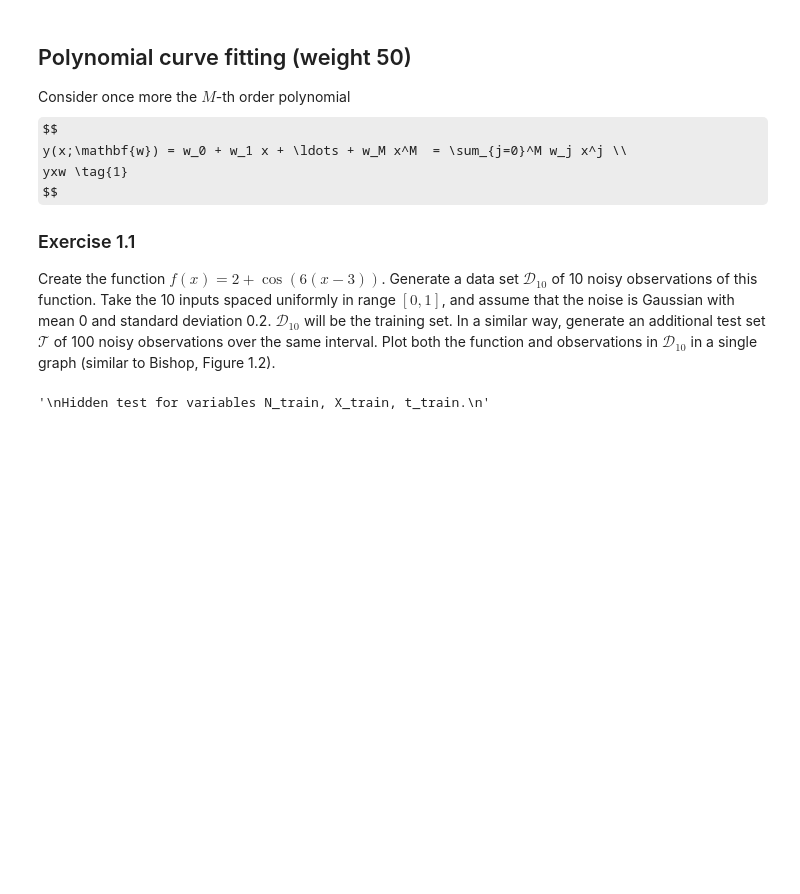
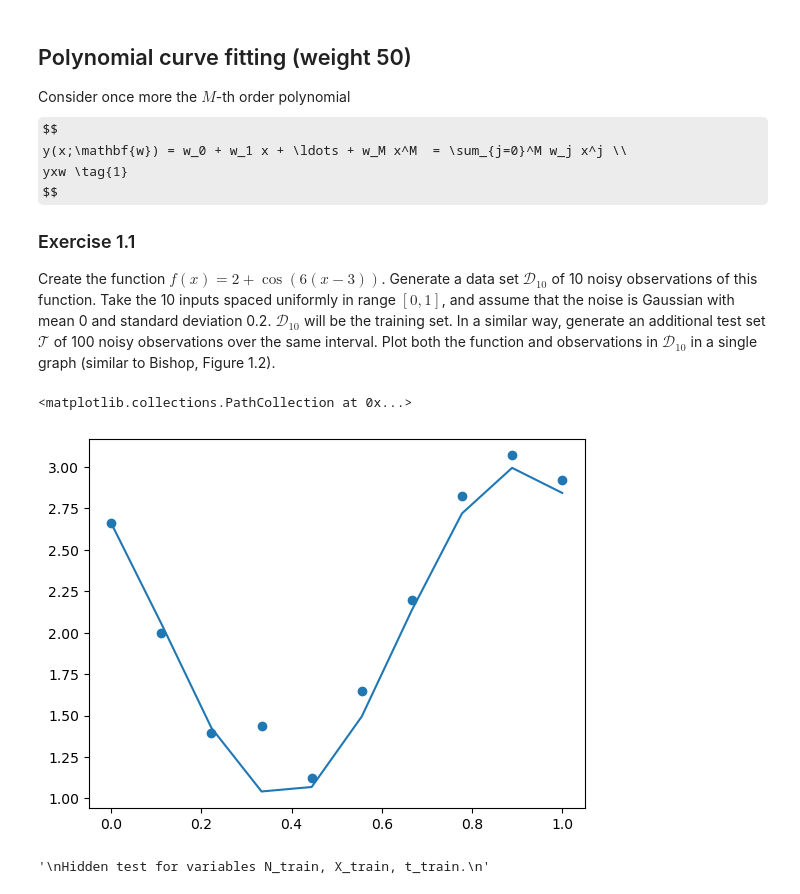
Before and after one commit to JvPost/SML, a Jupyter notebook: SML22_as01_1.ipynb, the cells around one changed output. Cells and saved outputs as stored; diff of their text form; code cells hidden in the pictures; some formulas as TeX source; blank space fills up the shorter version.

```diff
--- a/SML22_as01_1.ipynb
+++ b/SML22_as01_1.ipynb
@@ -83,33 +83,40 @@ in range [0,1], and add Gaussian noise with mean 0 and standard deviation 0.2.
 
 Variable names
 --------------
 N_train : int
     number of training observations
 X_train : array
     N_train x 1 vector of x-coordinates, uniformly spaced between 0 and 1
 t_train : array
     N_train x 1 vector with corresponding t-values, adding Gaussian noise
 D_train : matrix
     N_train x 2 matrix, the training data created from X_train and t_train
 
 N_test : int
     number of data points for testing
 X_test : array
     N_test x 1 vector of random x-coordinates taken form a uniform distribution
 t_test : array
     N_test x 1 vector with corresponding t-values, adding Gaussian noise
 D_test : matrix
     N_test x 2 matrix, the test data created from X_test and t_test
 """
 N_train = 10
 X_train = np.linspace(0, 1, N_train)
 t_train = [f(x) + np.random.normal(0, 0.2) for x in X_train]
 D_train = np.dstack((X_train, t_train)).squeeze()
 
 N_test = 100
 X_test = np.linspace(0, 1, N_test)
 t_test = [f(x) + np.random.normal(0, 0.2) for x in X_test]
 D_test = np.dstack((X_test, t_test)).squeeze()
+
+
+plt.plot(X_train, [f(x) for x in X_train])
+plt.scatter(X_train, t_train)
+# %% [output]
+<matplotlib.collections.PathCollection at 0x...>
+[figure, added]
 # %%
 """
 Hidden test for variables N_train, X_train, t_train.
```
Also changed, not shown: parts of 3 cells of this notebook.
